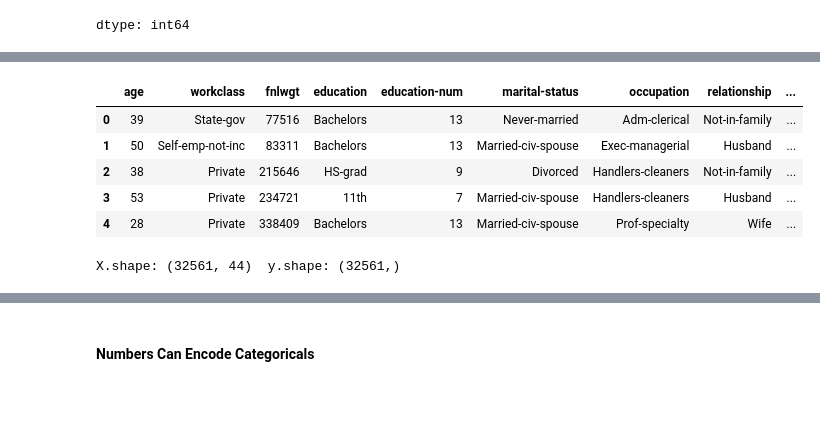
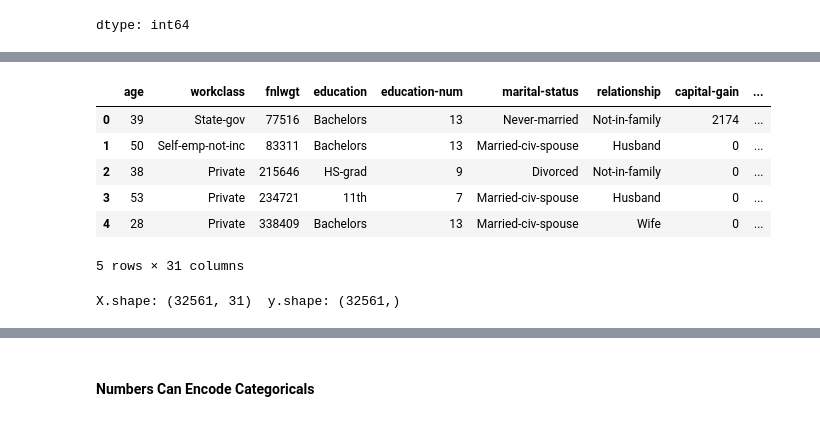
Before and after one commit to MinyaevAndrey/-, a Jupyter notebook: 04-representing-data-feature-engineering.ipynb, the cells around one changed output, grey strips where cells are left out. Cells and saved outputs as stored; diff of their text form; code cells hidden in the pictures.

```diff
--- a/04-representing-data-feature-engineering.ipynb
+++ b/04-representing-data-feature-engineering.ipynb
@@ -43,21 +79,22 @@ dtype: int64
 # %%
-data_dummies = pd.get_dummies(data, drop_first=True, columns=['race', 'sex'], )
+data_dummies = pd.get_dummies(data, drop_first=True, columns=['race', 'sex', 'occupation'], )
 data_dummies.head()
 # %% [output]
-|  | age | workclass | fnlwgt | education | education-num | marital-status | occupation | relationship | ... |
-| 0 | 39 | State-gov | 77516 | Bachelors | 13 | Never-married | Adm-clerical | Not-in-family | ... |
-| 1 | 50 | Self-emp-not-inc | 83311 | Bachelors | 13 | Married-civ-spouse | Exec-managerial | Husband | ... |
-| 2 | 38 | Private | 215646 | HS-grad | 9 | Divorced | Handlers-cleaners | Not-in-family | ... |
-| 3 | 53 | Private | 234721 | 11th | 7 | Married-civ-spouse | Handlers-cleaners | Husband | ... |
-| 4 | 28 | Private | 338409 | Bachelors | 13 | Married-civ-spouse | Prof-specialty | Wife | ... |
+|  | age | workclass | fnlwgt | education | education-num | marital-status | relationship | capital-gain | ... |
+| 0 | 39 | State-gov | 77516 | Bachelors | 13 | Never-married | Not-in-family | 2174 | ... |
+| 1 | 50 | Self-emp-not-inc | 83311 | Bachelors | 13 | Married-civ-spouse | Husband | 0 | ... |
+| 2 | 38 | Private | 215646 | HS-grad | 9 | Divorced | Not-in-family | 0 | ... |
+| 3 | 53 | Private | 234721 | 11th | 7 | Married-civ-spouse | Husband | 0 | ... |
+| 4 | 28 | Private | 338409 | Bachelors | 13 | Married-civ-spouse | Wife | 0 | ... |
+5 rows × 31 columns
 # %%
-features = data_dummies.loc[:, 'age':'occupation_ Transport-moving']
+features = data_dummies.loc[:, 'age':'occupation_Transport-moving']
 # Extract NumPy arrays
 X = features.values
-y = data_dummies['income_ >50K'].values
+y = data_dummies['salary'].values
 print("X.shape: {}  y.shape: {}".format(X.shape, y.shape))
 # %% [output]
-X.shape: (32561, 44)  y.shape: (32561,)
+X.shape: (32561, 31)  y.shape: (32561,)
 # %%
 from sklearn.linear_model import LogisticRegression
 from sklearn.model_selection import train_test_split
```
Also changed, not shown: parts of 3 cells of this notebook.
